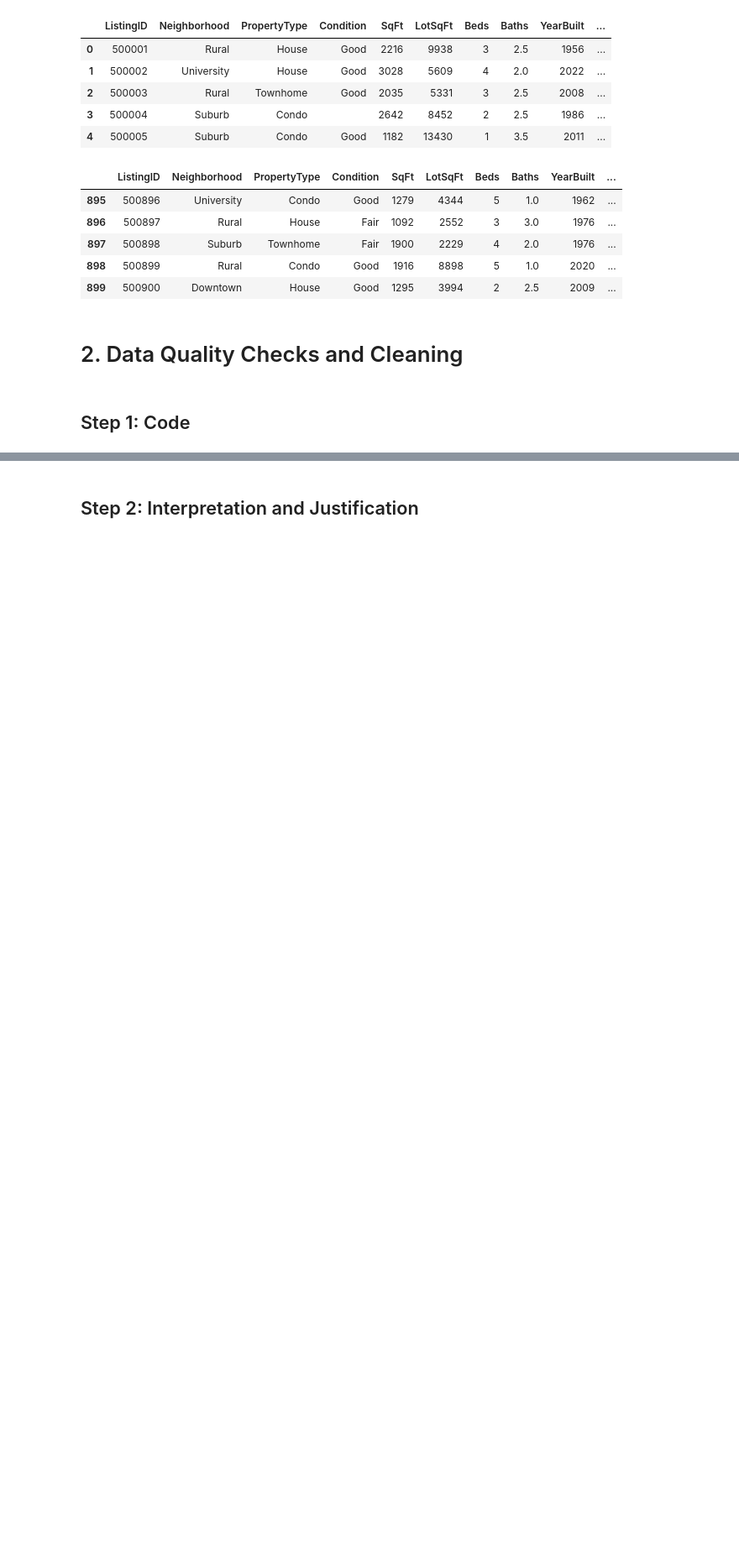
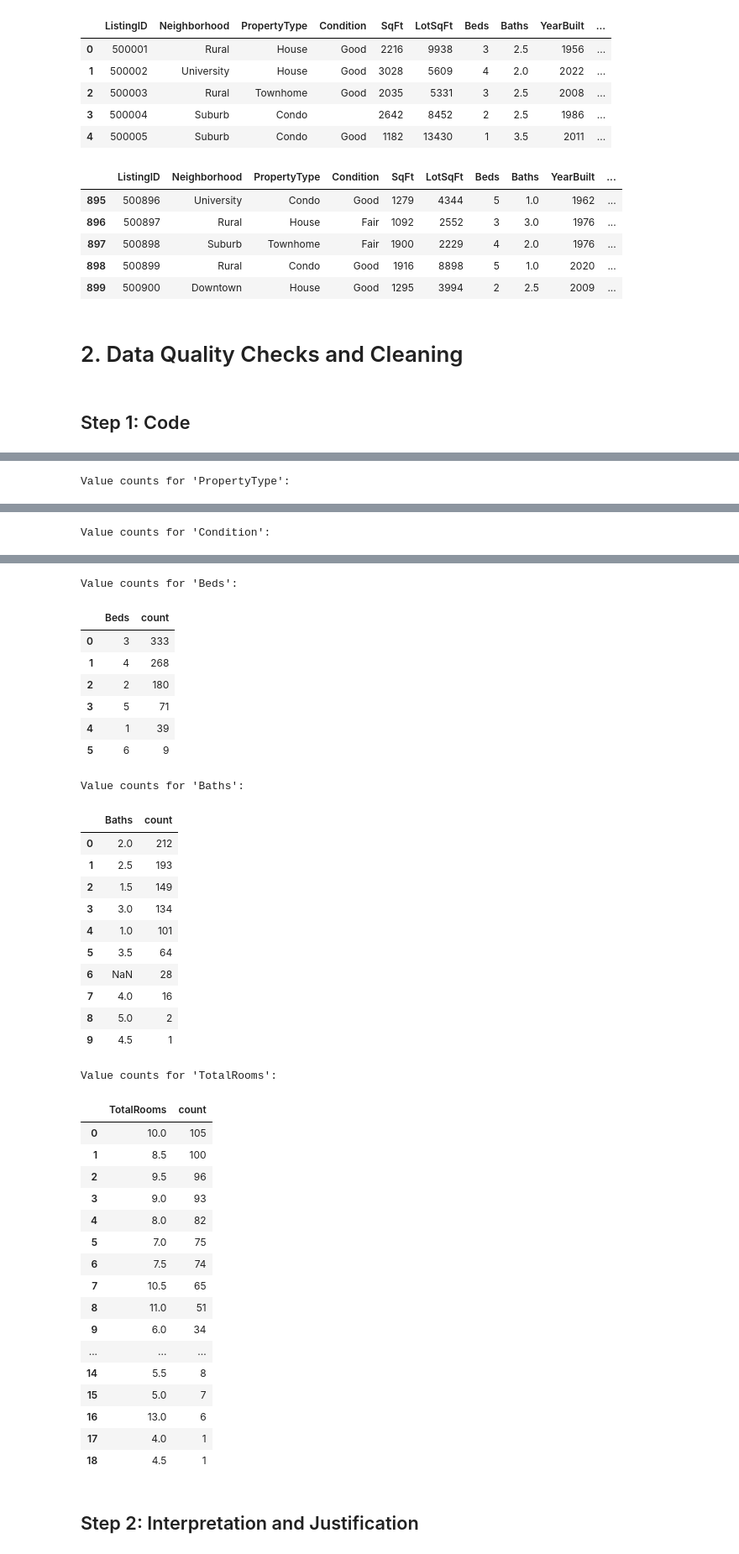
Before and after one commit to bhushanm007/Python_Project, a Jupyter notebook: Data_Mining/Real_Estate/Bhushan_More_IST660_IA4.ipynb, the cells around one changed output, grey strips where cells are left out. Shown at 84% size. Cells and saved outputs as stored; diff of their text form; code cells hidden in the pictures; blank space fills up the shorter version.

```diff
--- a/Data_Mining/Real_Estate/Bhushan_More_IST660_IA4.ipynb
+++ b/Data_Mining/Real_Estate/Bhushan_More_IST660_IA4.ipynb
@@ -168,0 +198,19 @@ dtype: object
+# %%
+# ============================================================
+# Value Counts for Low-Cardinality Columns
+LOW_CARD_THRESHOLD = 30
+
+low_card_cols = [
+    c for c in df.columns
+    if df[c].nunique(dropna=False) <= LOW_CARD_THRESHOLD
+]
+
+print(f"\nLow-cardinality columns (<= {LOW_CARD_THRESHOLD} unique):", low_card_cols)
+
+for c in low_card_cols:
+    print(f"\nValue counts for '{c}':")
+    # This line ensures the table is readable and doesn't cut off
+    counts_df = df[c].value_counts(dropna=False).head(20).reset_index()
+    counts_df.columns = [c, "count"]
+    display(counts_df)
+# %% [output]
@@ -168,0 +227 @@ dtype: object
+Value counts for 'PropertyType':
@@ -168,0 +232 @@ dtype: object
+Value counts for 'Condition':
@@ -169,3 +238,41 @@ dtype: object
+Value counts for 'Beds':
+|  | Beds | count |
+| 0 | 3 | 333 |
+| 1 | 4 | 268 |
+| 2 | 2 | 180 |
+| 3 | 5 | 71 |
+| 4 | 1 | 39 |
+| 5 | 6 | 9 |
+Value counts for 'Baths':
+|  | Baths | count |
+| 0 | 2.0 | 212 |
+| 1 | 2.5 | 193 |
+| 2 | 1.5 | 149 |
+| 3 | 3.0 | 134 |
+| 4 | 1.0 | 101 |
+| 5 | 3.5 | 64 |
+| 6 | NaN | 28 |
+| 7 | 4.0 | 16 |
+| 8 | 5.0 | 2 |
+| 9 | 4.5 | 1 |
+Value counts for 'TotalRooms':
+|  | TotalRooms | count |
+| 0 | 10.0 | 105 |
+| 1 | 8.5 | 100 |
+| 2 | 9.5 | 96 |
+| 3 | 9.0 | 93 |
+| 4 | 8.0 | 82 |
+| 5 | 7.0 | 75 |
+| 6 | 7.5 | 74 |
+| 7 | 10.5 | 65 |
+| 8 | 11.0 | 51 |
+| 9 | 6.0 | 34 |
+| ... | ... | ... |
+| 14 | 5.5 | 8 |
+| 15 | 5.0 | 7 |
+| 16 | 13.0 | 6 |
+| 17 | 4.0 | 1 |
+| 18 | 4.5 | 1 |
 # %% [markdown]
 ## Step 2: Interpretation and Justification
 # %% [markdown]
```
Also changed, not shown: parts of 13 cells of this notebook.
